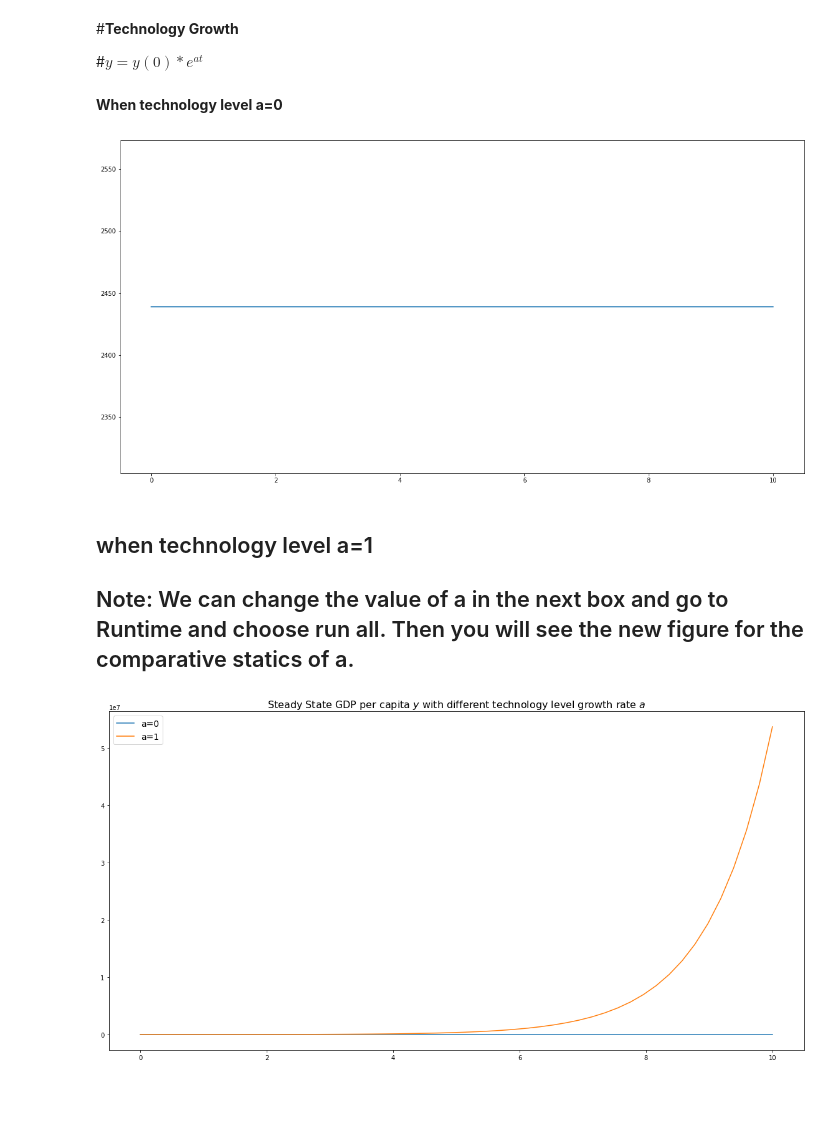
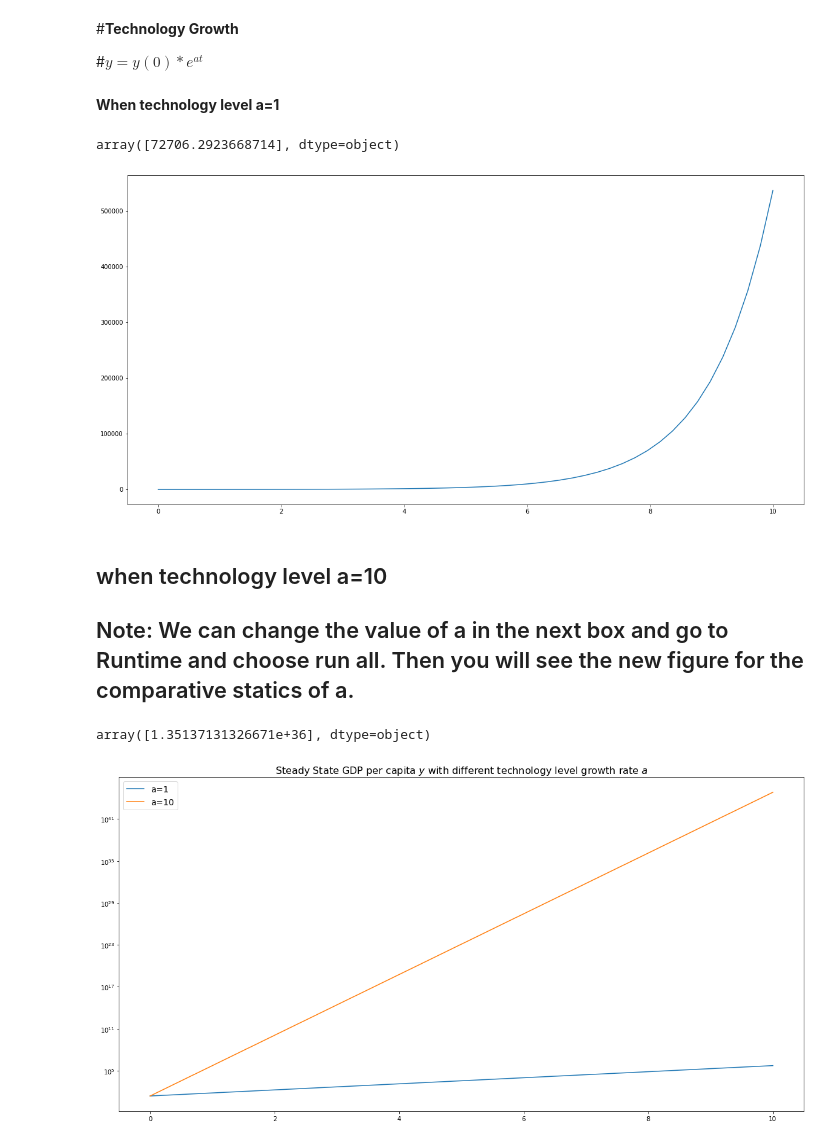
Before and after one commit to vanessa1028/DKU_Econ204, a Jupyter notebook: Vanessa_Econ_204_EconomicGrowth_Tuesday.ipynb, the cells around one changed output. Drawn from its saved outputs; the diff is of its cells as text; code cells hidden in the pictures; blank space fills up the shorter version.

```diff
--- a/Vanessa_Econ_204_EconomicGrowth_Tuesday.ipynb
+++ b/Vanessa_Econ_204_EconomicGrowth_Tuesday.ipynb
@@ -20,7 +20,7 @@ The Initial capital level: $K(0)$
 s = 0.5
 delta = 0.1
 n=2
-A=100
+A=10
 L0=100
 K0=100
 # %%
@@ -177,7 +177,7 @@ def y(t):
   y = y0*np.exp(a*t)
   return y
 # %% [markdown]
-**When technology level a=0**
+**When technology level a=1**
 # %%
 
 y0=y_steady
@@ -185,6 +185,9 @@ a=0
 # %%
 t = np.linspace(0, 10)
 y1 =y(t)
+y(8)
+# %% [output]
+array([72706.2923668714], dtype=object)
 # %%
 ### plot the function
 import matplotlib.pyplot as plt
@@ -193,9 +196,15 @@ fig= plt.figure(figsize=(20,10))
 plt.plot(t, y1)
 plt.show()
 # %% [output]
-[figure, old version]
+[figure, new version]
 # %% [markdown]
-## when technology level a=1
+## when technology level a=10
+
+
+
+
+
+
 
 ## Note: We can change the value of a in the next box and go to Runtime and choose run all. Then you will see the new figure for the comparative statics of a.
 # %%
@@ -204,14 +213,18 @@ a=1
 # %%
 t = np.linspace(0, 10)
 y2 =y(t)
+y(8)
+# %% [output]
+array([1.35137131326671e+36], dtype=object)
 # %%
 ### plot the function
 import matplotlib.pyplot as plt
 fig= plt.figure(figsize=(20,10))
-plt.plot(t,y1,label='a=0')
-plt.plot(t,y2,label="a=1")
+plt.plot(t,y1,label='a=1')
+plt.plot(t,y2,label="a=10")
 plt.legend (fontsize=14)
+plt.yscale('log')
 plt.title("Steady State GDP per capita $y$ with different technology level growth rate $a$",fontsize=16)
 plt.show()
 # %% [output]
-[figure, old version]
+[figure, new version]
```
Also changed, not shown: parts of 7 cells of this notebook.
